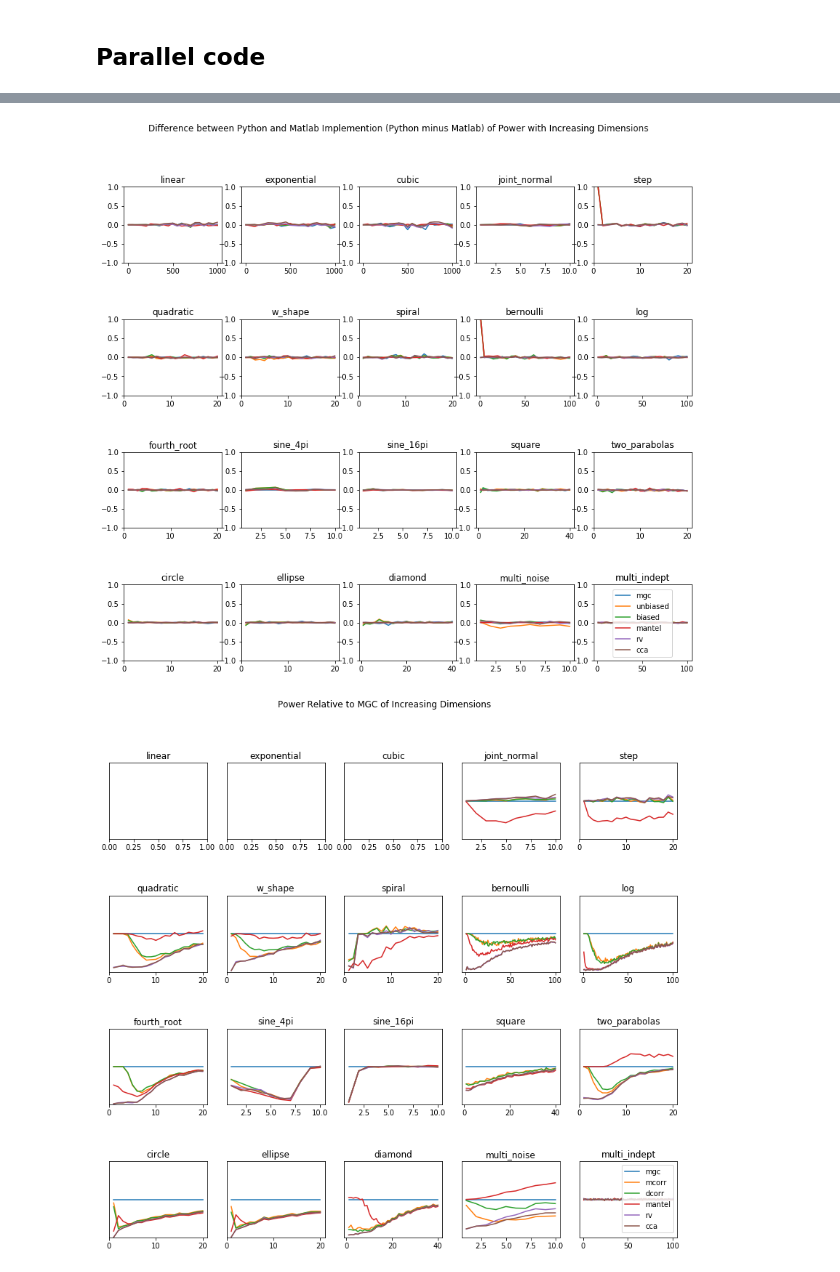
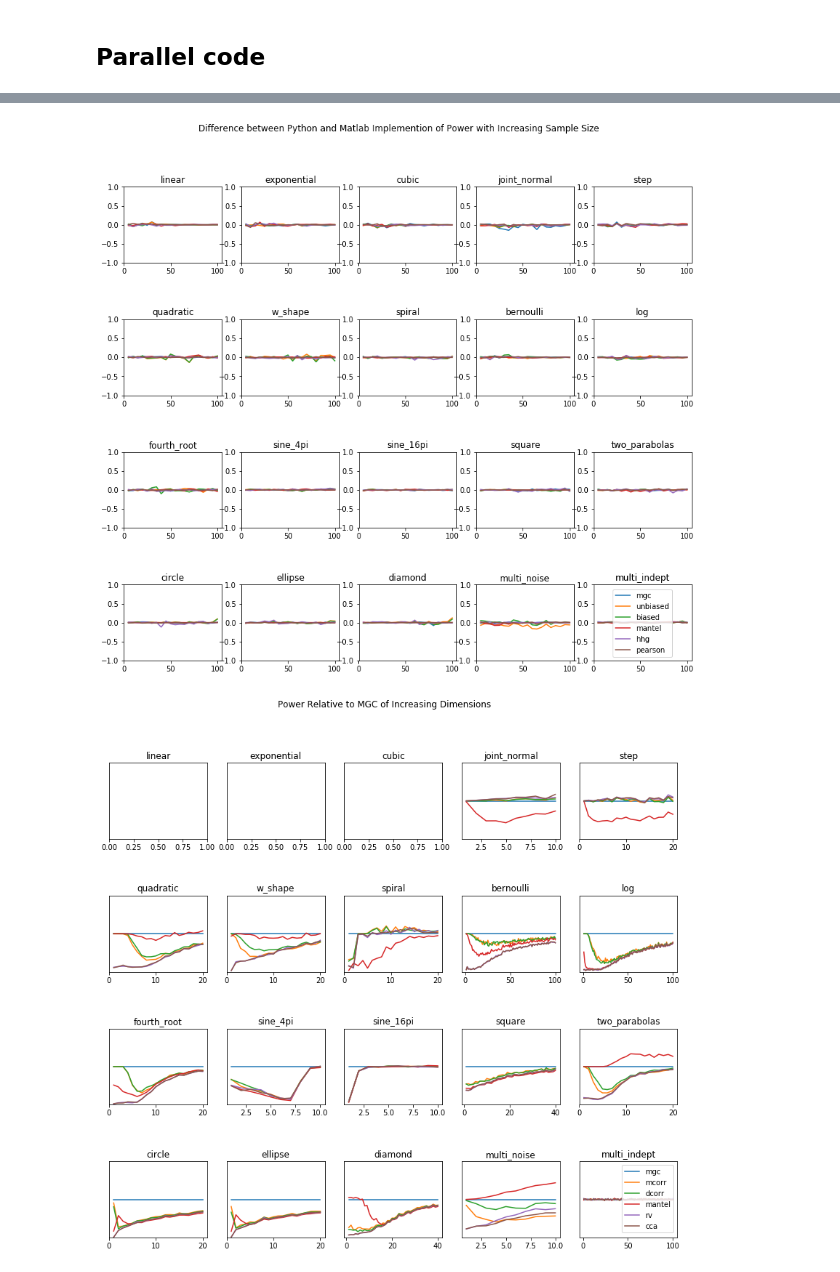
Before and after one commit to neurodata/mgcpy-old, a Jupyter notebook: demos/figure_2_power_curve.ipynb, the cells around one changed output, grey strips where cells are left out. Saved outputs shown, nothing was run; the diff lists cells and outputs as text; code cells hidden in the pictures.

Commit message:
updated docstring for dcorr, power, ran mantel without abs value

```diff
--- a/demos/figure_2_power_curve.ipynb
+++ b/demos/figure_2_power_curve.ipynb
@@ -226,11 +228,48 @@ def plot_diff_curves(which_type):
                     elif test == 'mantel':
                         matlab_str_code = 'P'
                     elif test == 'hhg':
-                        matlab_str_code = 'hhg'
+                        matlab_str_code = 'HHG'
                     elif test == 'rv':
                         matlab_str_code = 'Corr'
                     elif test == 'cca':
                         matlab_str_code = 'CCA'
+                    matlab_power = matlab_results['power{}'.format(matlab_str_code)][0,:]
+
+                    col.plot(x_axis, python_power-matlab_power, label=test)
+                    col.set_ylim(-1, 1)
+                    #col.set_yticks([])
+                    col.set_title(sim_name)
+                    #file = open('../../NeuroData/power_curve_{}.pkl'.format(sim_name),  'rb')
+            elif which_type == 'sample_size':
+                tests = ['mgc', 'unbiased', 'biased', 'mantel', 'hhg', 'pearson']
+                python_results_dir_name = '../mgcpy/benchmarks/python_power_curves_sample_size/'
+
+                matlab_file_name = dir_name + 'sample_size/CorrIndTestType{}N100Dim1.mat'.format(simulation_type)
+                # .mat files are in different versions and require different file readers
+                #if simulation_type in [1, 2, 13, 14, 15, 16]:
+                with h5py.File(matlab_file_name, 'r') as f:
+                    matlab_results = {}
+                    for k, v in f.items():
+                        matlab_results[k] = np.transpose(np.array(v))
+
+                for test in tests:
+                    python_power = np.genfromtxt(python_results_dir_name + '{}_{}_sample_size.csv'.format(simulation_type, test), delimiter=',')
+                    x_axis = [i for i in range(5, 101, 5)]
+
+                    # get the corresponding matlab result
+                    matlab_str_code = ''
+                    if test == 'mgc':
+                        matlab_str_code = 'MGC'
+                    elif test == 'unbiased':
+                        matlab_str_code = 'M'
+                    elif test == 'biased':
+                        matlab_str_code = 'D'
+                    elif test == 'mantel':
+                        matlab_str_code = 'P'
+                    elif test == 'hhg':
+                        matlab_str_code = 'HHG'
+                    elif test == 'pearson':
+                        matlab_str_code = 'Corr'
                     matlab_power = matlab_results['power{}'.format(matlab_str_code)][0,:]
 
                     col.plot(x_axis, python_power-matlab_power, label=test)
@@ -245,10 +284,11 @@ def plot_diff_curves(which_type):
         plt.savefig('../../../../Desktop/Neuro Data Design/diff_power_dimensions.png')
     else:
         fig.suptitle('Difference between Python and Matlab Implemention of Power with Increasing Sample Size')
+        plt.savefig('../../../../Desktop/Neuro Data Design/diff_power_sample_size.png')
 # %%
-plot_diff_curves('dimension')
+plot_diff_curves('sample_size')
 # %% [output]
-[figure, old version]
+[figure, new version]
 # %%
 def plot_all_curves(which_type):
     simulation_names = ['linear', 'exponential', 'cubic','joint_normal', 'step', 'quadratic', 'w_shape', 'spiral',
```
Also changed, not shown: parts of 6 cells of this notebook, 34 other files.
